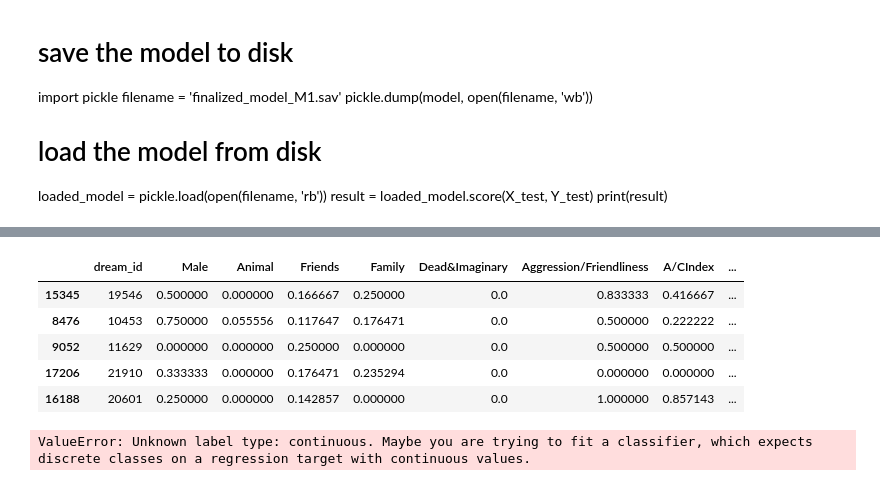
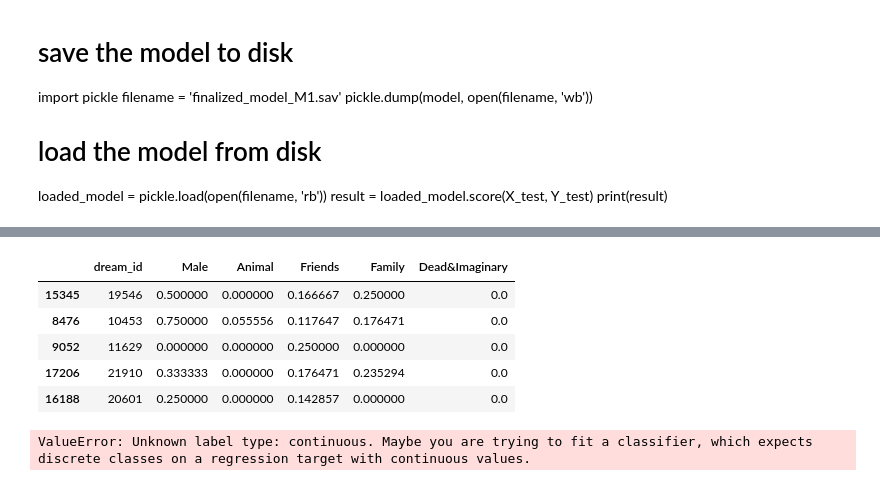
Before and after one commit to erika-ld/CPSC483-Machine-Learning-Project, a Jupyter notebook: ml_modeling.ipynb, the cells around one changed output, grey strips where cells are left out. Cells and saved outputs as stored; diff of their text form; code cells hidden in the pictures.

```diff
--- a/ml_modeling.ipynb
+++ b/ml_modeling.ipynb
@@ -37,16 +37,16 @@ dreams_proc.head(10)
 # %%
 #Experiment
 ex_X_train = X_train.copy()
 ex_y_train = y_train.copy()
-ex_X_train = ex_X_train.drop(['dreamer', 'description', 'gender', 'text_dream'], axis=1)
+ex_X_train = ex_X_train.drop(['dreamer', 'description', 'gender', 'text_dream', 'Aggression/Friendliness', 'A/CIndex', 'F/CIndex', 'S/CIndex'], axis=1)
 ex_X_train.head(5)
 # %% [output]
-|  | dream_id | Male | Animal | Friends | Family | Dead&Imaginary | Aggression/Friendliness | A/CIndex | ... |
-| 15345 | 19546 | 0.500000 | 0.000000 | 0.166667 | 0.250000 | 0.0 | 0.833333 | 0.416667 | ... |
-| 8476 | 10453 | 0.750000 | 0.055556 | 0.117647 | 0.176471 | 0.0 | 0.500000 | 0.222222 | ... |
-| 9052 | 11629 | 0.000000 | 0.000000 | 0.250000 | 0.000000 | 0.0 | 0.500000 | 0.500000 | ... |
-| 17206 | 21910 | 0.333333 | 0.000000 | 0.176471 | 0.235294 | 0.0 | 0.000000 | 0.000000 | ... |
-| 16188 | 20601 | 0.250000 | 0.000000 | 0.142857 | 0.000000 | 0.0 | 1.000000 | 0.857143 | ... |
+|  | dream_id | Male | Animal | Friends | Family | Dead&Imaginary |
+| 15345 | 19546 | 0.500000 | 0.000000 | 0.166667 | 0.250000 | 0.0 |
+| 8476 | 10453 | 0.750000 | 0.055556 | 0.117647 | 0.176471 | 0.0 |
+| 9052 | 11629 | 0.000000 | 0.000000 | 0.250000 | 0.000000 | 0.0 |
+| 17206 | 21910 | 0.333333 | 0.000000 | 0.176471 | 0.235294 | 0.0 |
+| 16188 | 20601 | 0.250000 | 0.000000 | 0.142857 | 0.000000 | 0.0 |
 # %%
 #Use scikit learn's KNN function
 knn = KNeighborsClassifier(n_neighbors=10)
```
